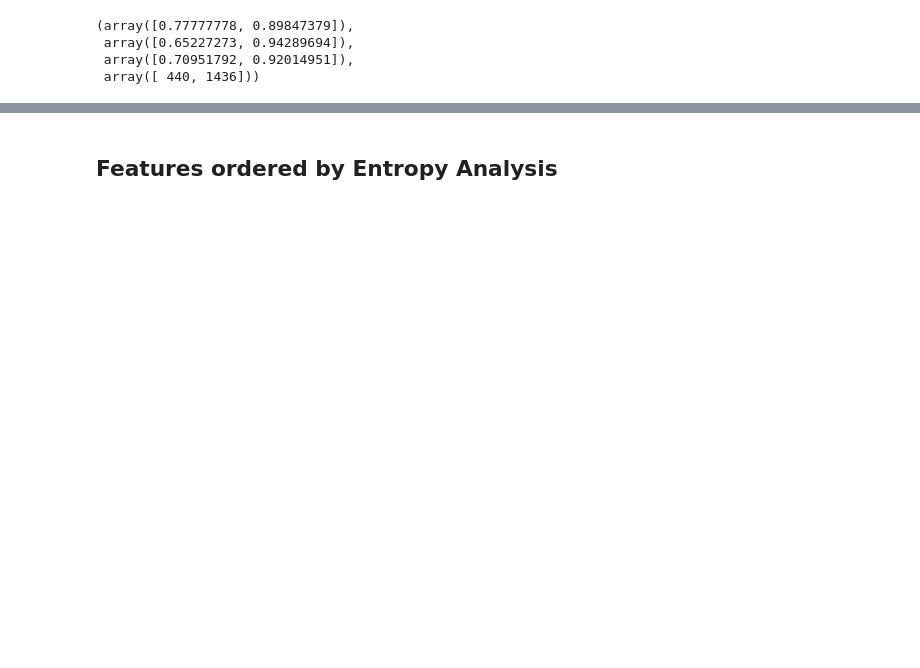
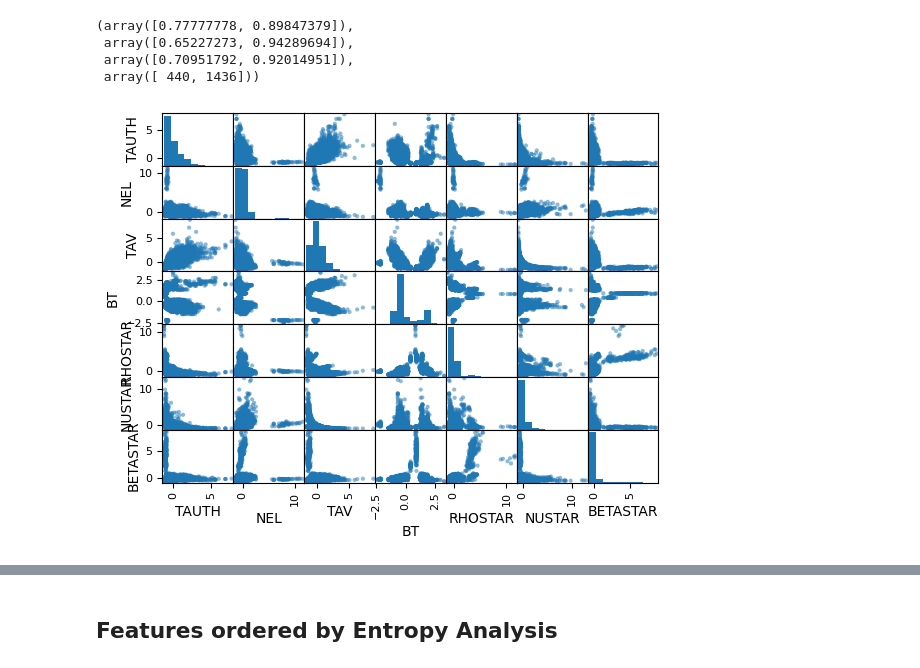
Before and after one commit to Chinnasf/FUSION-EP-Master-Thesis, a Jupyter notebook: Classification/GP.ipynb, the cells around one changed output, grey strips where cells are left out. Saved outputs shown, nothing was run; the diff lists cells and outputs as text; code cells hidden in the pictures; blank space fills up the shorter version.

```diff
--- a/Classification/GP.ipynb
+++ b/Classification/GP.ipynb
@@ -142,3 +144,9 @@ precision_recall_fscore_support(y_test, y_pred_, labels=[1,0])
  array([0.65227273, 0.94289694]),
  array([0.70951792, 0.92014951]),
  array([ 440, 1436]))
+# %%
+features = ['TAUTH','NEL','TAV','BT','RHOSTAR','NUSTAR','BETASTAR']
+DB5_ = pd.DataFrame(StandardScaler().fit_transform( DB5[features] ), columns = features)
+pd.plotting.scatter_matrix(DB5_);
+# %% [output]
+[figure, added]
```
Also changed, not shown: parts of 9 cells of this notebook, 1 other file.
